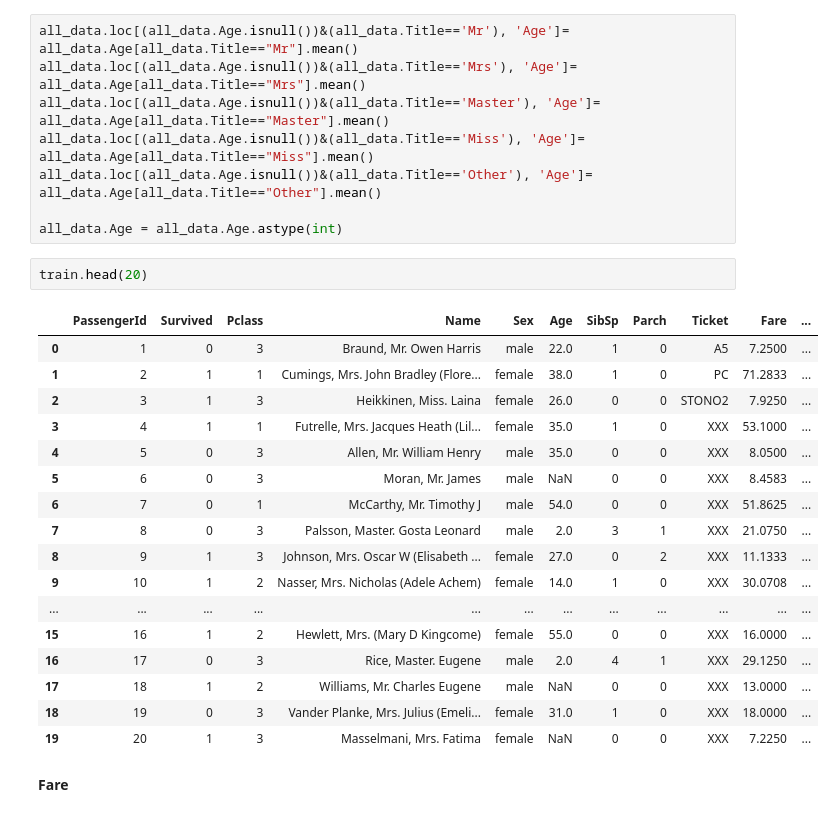
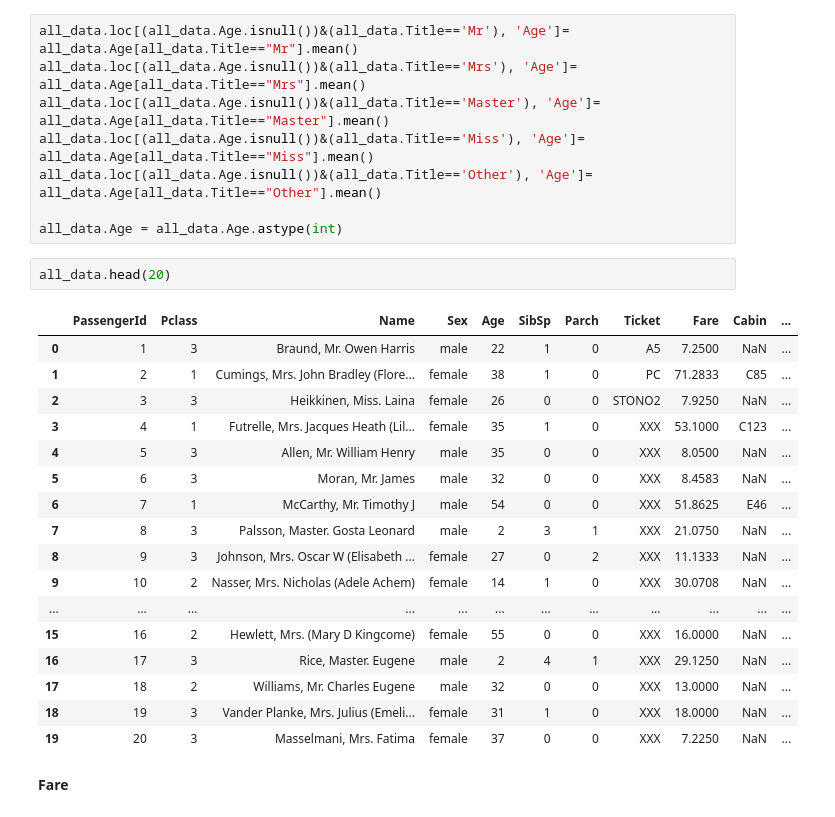
Before and after one commit to clementros/Titanic, a Jupyter notebook: Titanic_Github.ipynb, the cells around one changed output. Saved outputs shown, nothing was run; the diff lists cells and outputs as text.

```diff
--- a/Titanic_Github.ipynb
+++ b/Titanic_Github.ipynb
@@ -451,25 +451,25 @@ all_data.loc[(all_data.Age.isnull())&(all_data.Title=='Other'), 'Age']= all_data
 
 all_data.Age = all_data.Age.astype(int)
 # %%
-train.head(20)
+all_data.head(20)
 # %% [output]
-|  | PassengerId | Survived | Pclass | Name | Sex | Age | SibSp | Parch | Ticket | Fare | ... |
-| 0 | 1 | 0 | 3 | Braund, Mr. Owen Harris | male | 22.0 | 1 | 0 | A5 | 7.2500 | ... |
-| 1 | 2 | 1 | 1 | Cumings, Mrs. John Bradley (Flore... | female | 38.0 | 1 | 0 | PC | 71.2833 | ... |
-| 2 | 3 | 1 | 3 | Heikkinen, Miss. Laina | female | 26.0 | 0 | 0 | STONO2 | 7.9250 | ... |
-| 3 | 4 | 1 | 1 | Futrelle, Mrs. Jacques Heath (Lil... | female | 35.0 | 1 | 0 | XXX | 53.1000 | ... |
-| 4 | 5 | 0 | 3 | Allen, Mr. William Henry | male | 35.0 | 0 | 0 | XXX | 8.0500 | ... |
-| 5 | 6 | 0 | 3 | Moran, Mr. James | male | NaN | 0 | 0 | XXX | 8.4583 | ... |
-| 6 | 7 | 0 | 1 | McCarthy, Mr. Timothy J | male | 54.0 | 0 | 0 | XXX | 51.8625 | ... |
-| 7 | 8 | 0 | 3 | Palsson, Master. Gosta Leonard | male | 2.0 | 3 | 1 | XXX | 21.0750 | ... |
-| 8 | 9 | 1 | 3 | Johnson, Mrs. Oscar W (Elisabeth ... | female | 27.0 | 0 | 2 | XXX | 11.1333 | ... |
-| 9 | 10 | 1 | 2 | Nasser, Mrs. Nicholas (Adele Achem) | female | 14.0 | 1 | 0 | XXX | 30.0708 | ... |
+|  | PassengerId | Pclass | Name | Sex | Age | SibSp | Parch | Ticket | Fare | Cabin | ... |
+| 0 | 1 | 3 | Braund, Mr. Owen Harris | male | 22 | 1 | 0 | A5 | 7.2500 | NaN | ... |
+| 1 | 2 | 1 | Cumings, Mrs. John Bradley (Flore... | female | 38 | 1 | 0 | PC | 71.2833 | C85 | ... |
+| 2 | 3 | 3 | Heikkinen, Miss. Laina | female | 26 | 0 | 0 | STONO2 | 7.9250 | NaN | ... |
+| 3 | 4 | 1 | Futrelle, Mrs. Jacques Heath (Lil... | female | 35 | 1 | 0 | XXX | 53.1000 | C123 | ... |
+| 4 | 5 | 3 | Allen, Mr. William Henry | male | 35 | 0 | 0 | XXX | 8.0500 | NaN | ... |
+| 5 | 6 | 3 | Moran, Mr. James | male | 32 | 0 | 0 | XXX | 8.4583 | NaN | ... |
+| 6 | 7 | 1 | McCarthy, Mr. Timothy J | male | 54 | 0 | 0 | XXX | 51.8625 | E46 | ... |
+| 7 | 8 | 3 | Palsson, Master. Gosta Leonard | male | 2 | 3 | 1 | XXX | 21.0750 | NaN | ... |
+| 8 | 9 | 3 | Johnson, Mrs. Oscar W (Elisabeth ... | female | 27 | 0 | 2 | XXX | 11.1333 | NaN | ... |
+| 9 | 10 | 2 | Nasser, Mrs. Nicholas (Adele Achem) | female | 14 | 1 | 0 | XXX | 30.0708 | NaN | ... |
 | ... | ... | ... | ... | ... | ... | ... | ... | ... | ... | ... | ... |
-| 15 | 16 | 1 | 2 | Hewlett, Mrs. (Mary D Kingcome) | female | 55.0 | 0 | 0 | XXX | 16.0000 | ... |
-| 16 | 17 | 0 | 3 | Rice, Master. Eugene | male | 2.0 | 4 | 1 | XXX | 29.1250 | ... |
-| 17 | 18 | 1 | 2 | Williams, Mr. Charles Eugene | male | NaN | 0 | 0 | XXX | 13.0000 | ... |
-| 18 | 19 | 0 | 3 | Vander Planke, Mrs. Julius (Emeli... | female | 31.0 | 1 | 0 | XXX | 18.0000 | ... |
-| 19 | 20 | 1 | 3 | Masselmani, Mrs. Fatima | female | NaN | 0 | 0 | XXX | 7.2250 | ... |
+| 15 | 16 | 2 | Hewlett, Mrs. (Mary D Kingcome) | female | 55 | 0 | 0 | XXX | 16.0000 | NaN | ... |
+| 16 | 17 | 3 | Rice, Master. Eugene | male | 2 | 4 | 1 | XXX | 29.1250 | NaN | ... |
+| 17 | 18 | 2 | Williams, Mr. Charles Eugene | male | 32 | 0 | 0 | XXX | 13.0000 | NaN | ... |
+| 18 | 19 | 3 | Vander Planke, Mrs. Julius (Emeli... | female | 31 | 1 | 0 | XXX | 18.0000 | NaN | ... |
+| 19 | 20 | 3 | Masselmani, Mrs. Fatima | female | 37 | 0 | 0 | XXX | 7.2250 | NaN | ... |
 # %% [markdown]
 **Fare**
 # %%
```
Also changed, not shown: parts of 61 cells of this notebook.
